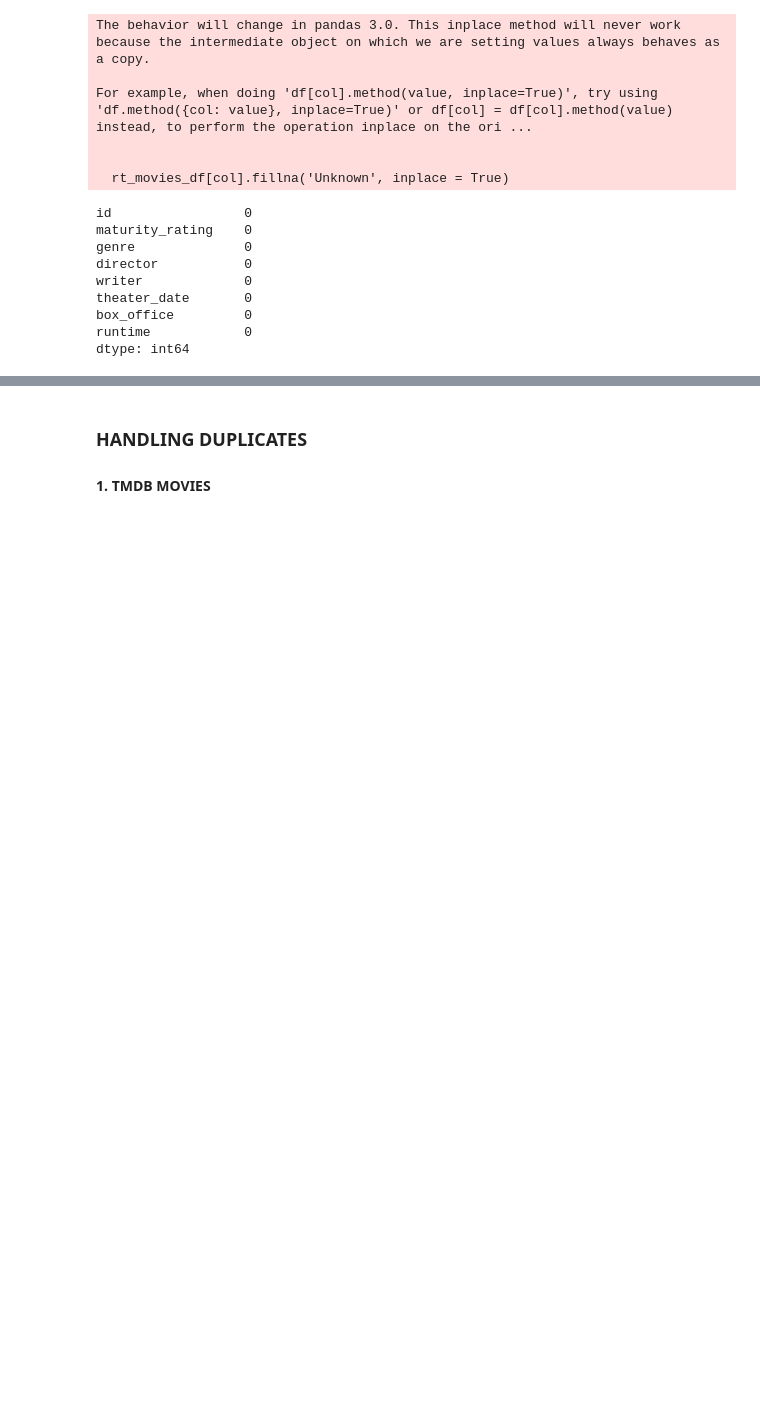
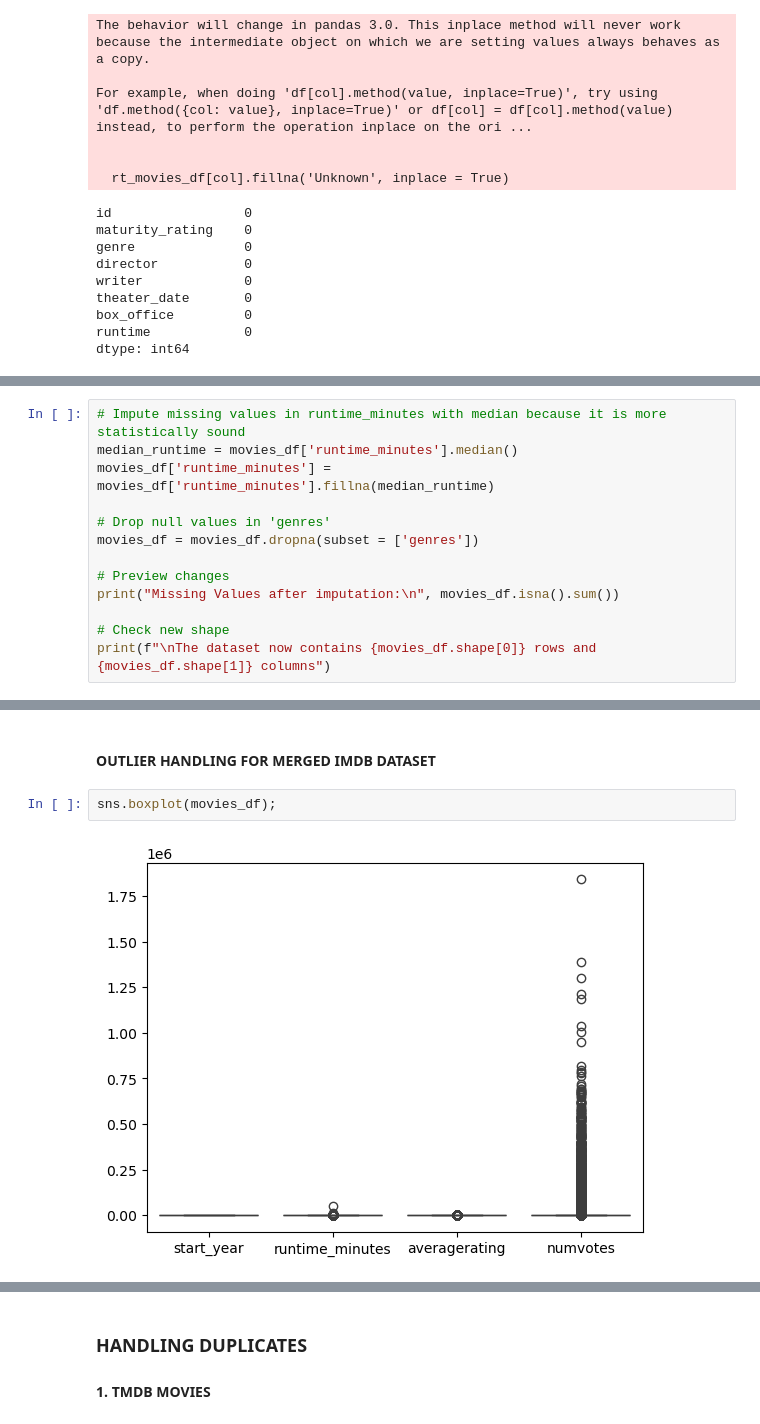
Before and after one commit to Vain-Guy/Data-s-Cut, a Jupyter notebook: notebooks/exploratory.ipynb, the cells around one changed output, grey strips where cells are left out. Drawn from its saved outputs; the diff is of its cells as text; blank space fills up the shorter version.

```diff
--- a/notebooks/exploratory.ipynb
+++ b/notebooks/exploratory.ipynb
@@ -624,0 +967,13 @@ dtype: int64
+# %%
+# Impute missing values in runtime_minutes with median because it is more statistically sound
+median_runtime = movies_df['runtime_minutes'].median()
+movies_df['runtime_minutes'] = movies_df['runtime_minutes'].fillna(median_runtime)
+
+# Drop null values in 'genres'
+movies_df = movies_df.dropna(subset = ['genres'])
+
+# Preview changes
+print("Missing Values after imputation:\n", movies_df.isna().sum())
+
+# Check new shape
+print(f"\nThe dataset now contains {movies_df.shape[0]} rows and {movies_df.shape[1]} columns")
@@ -624,0 +993,6 @@ dtype: int64
+# %% [markdown]
+#### OUTLIER HANDLING FOR MERGED IMDB DATASET
+# %%
+sns.boxplot(movies_df);
+# %% [output]
+[figure, added]
```
Also changed, not shown: parts of 84 cells of this notebook.
